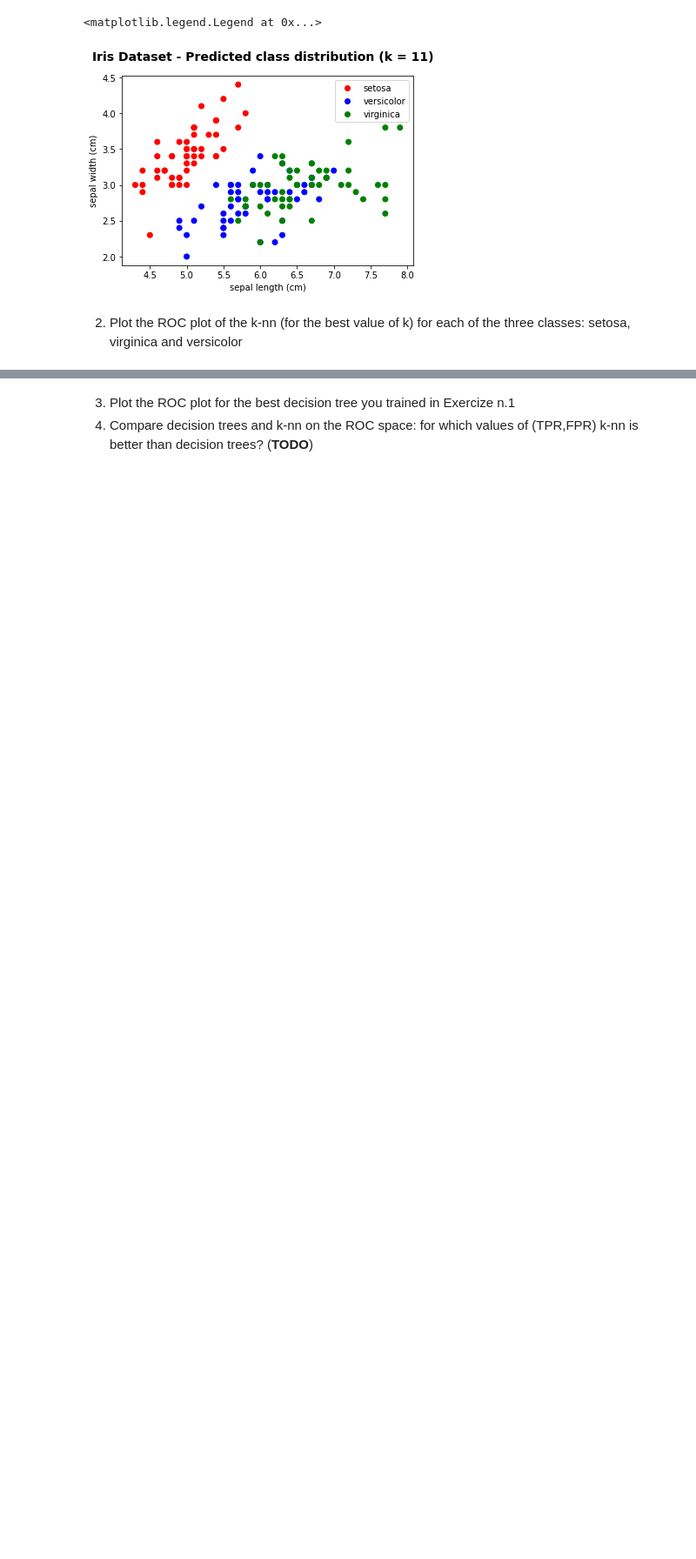
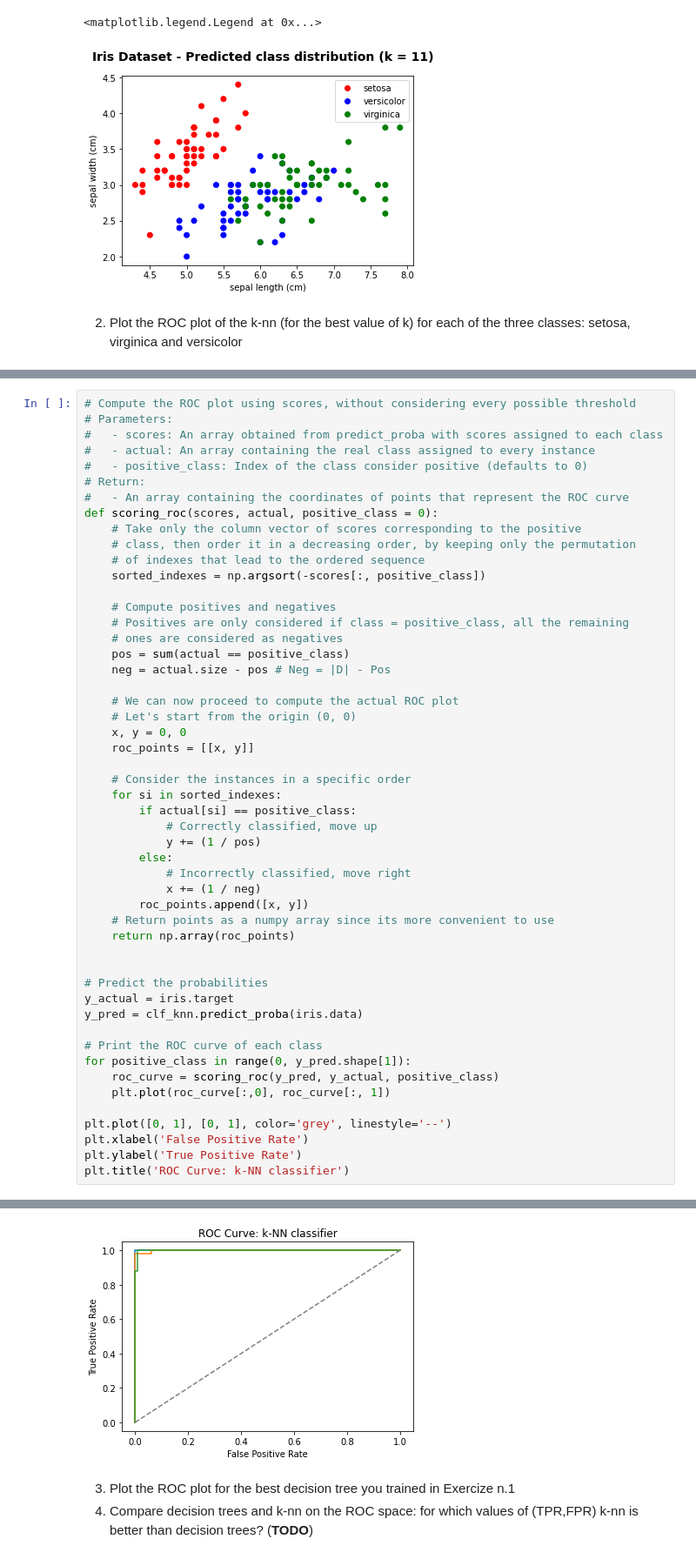
Before and after one commit to ollenurb/uni-dump, a Jupyter notebook: AAut-INF0091/Lab/Lezione4/KNN.ipynb, the cells around one changed output, grey strips where cells are left out. Shown at 87% size. Cells and saved outputs as stored; diff of their text form; blank space fills up the shorter version.

```diff
--- a/AAut-INF0091/Lab/Lezione4/KNN.ipynb
+++ b/AAut-INF0091/Lab/Lezione4/KNN.ipynb
@@ -358,0 +263,52 @@ plt.legend(iris.target_names)
+# %%
+# Compute the ROC plot using scores, without considering every possible threshold
+# Parameters:
+#   - scores: An array obtained from predict_proba with scores assigned to each class
+#   - actual: An array containing the real class assigned to every instance
+#   - positive_class: Index of the class consider positive (defaults to 0)
+# Return:
+#   - An array containing the coordinates of points that represent the ROC curve
+def scoring_roc(scores, actual, positive_class = 0):
+    # Take only the column vector of scores corresponding to the positive
+    # class, then order it in a decreasing order, by keeping only the permutation
+    # of indexes that lead to the ordered sequence
+    sorted_indexes = np.argsort(-scores[:, positive_class])
+
+    # Compute positives and negatives
+    # Positives are only considered if class = positive_class, all the remaining
+    # ones are considered as negatives
+    pos = sum(actual == positive_class)
+    neg = actual.size - pos # Neg = |D| - Pos
+
+    # We can now proceed to compute the actual ROC plot
+    # Let's start from the origin (0, 0)
+    x, y = 0, 0
+    roc_points = [[x, y]]
+
+    # Consider the instances in a specific order
+    for si in sorted_indexes:
+        if actual[si] == positive_class:
+            # Correctly classified, move up
+            y += (1 / pos)
+        else:
+            # Incorrectly classified, move right
+            x += (1 / neg)
+        roc_points.append([x, y])
+    # Return points as a numpy array since its more convenient to use
+    return np.array(roc_points)
+
+
+# Predict the probabilities
+y_actual = iris.target
+y_pred = clf_knn.predict_proba(iris.data)
+
+# Print the ROC curve of each class
+for positive_class in range(0, y_pred.shape[1]):
+    roc_curve = scoring_roc(y_pred, y_actual, positive_class)
+    plt.plot(roc_curve[:,0], roc_curve[:, 1])
+
+plt.plot([0, 1], [0, 1], color='grey', linestyle='--')
+plt.xlabel('False Positive Rate')
+plt.ylabel('True Positive Rate')
+plt.title('ROC Curve: k-NN classifier')
+# %% [output]
@@ -359,3 +316,4 @@ plt.legend(iris.target_names)
+[figure, added]
 # %% [markdown]
 
 3. Plot the ROC plot for the best decision tree you trained in Exercize n.1
```
Also changed, not shown: parts of 11 cells of this notebook, 1 other file.
